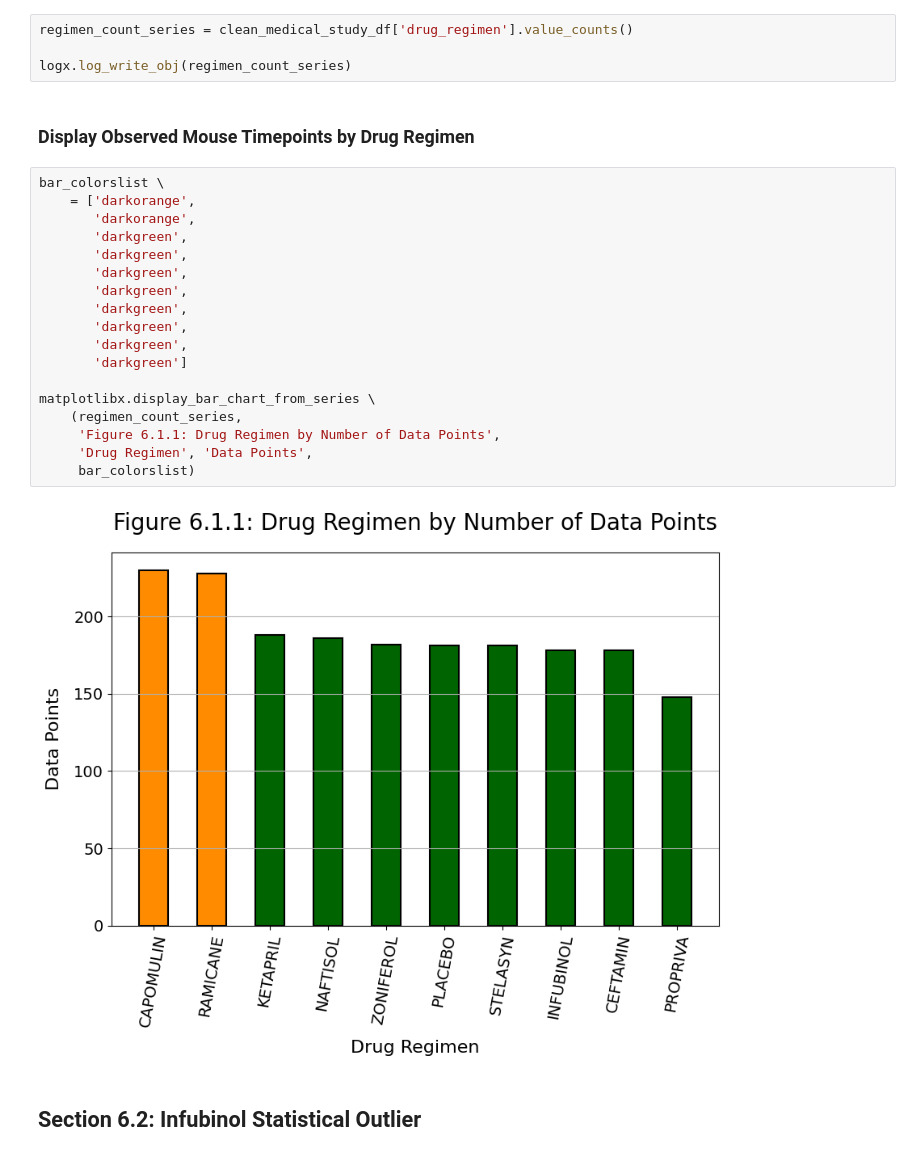
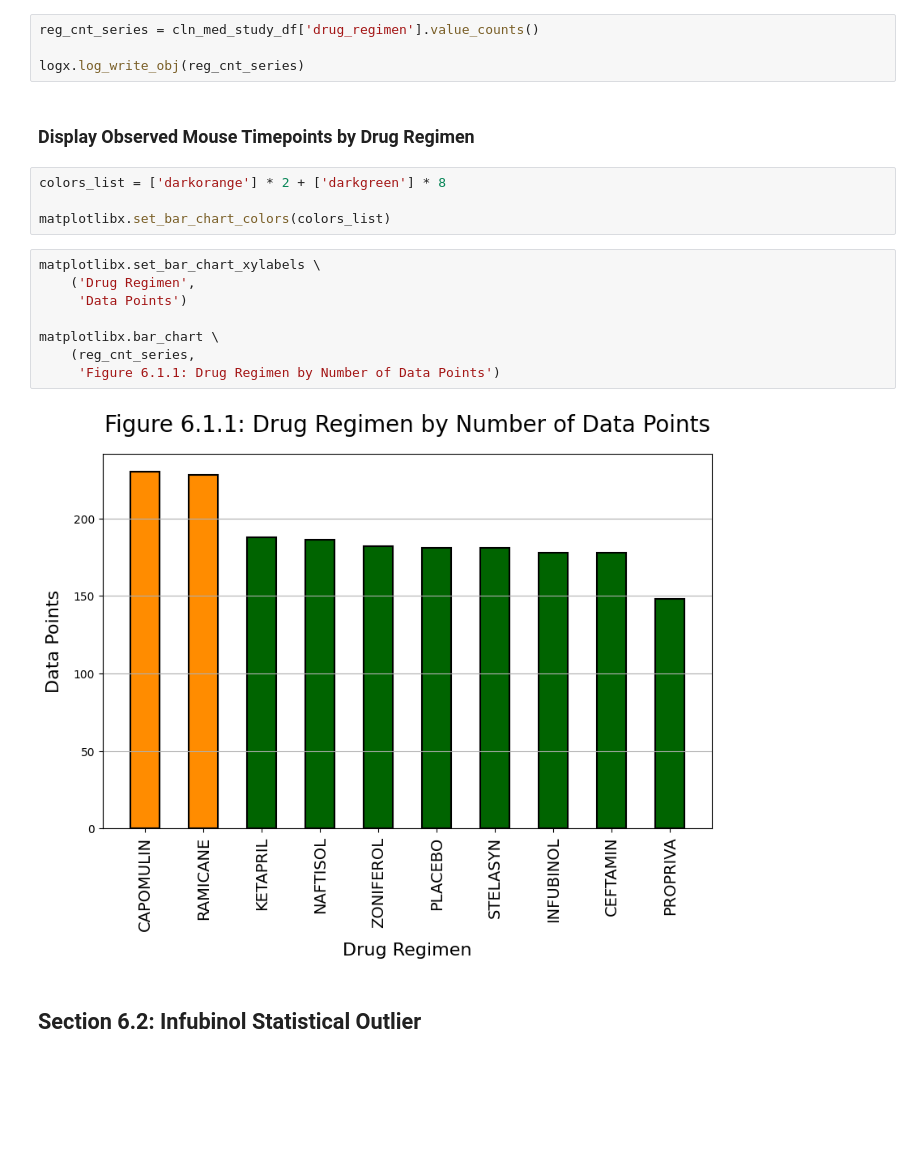
Before and after one commit to njgeorge000158/Pharmaceutical-Animal-Study-Analysis-with-Matplotlib, a Jupyter notebook: pymaceuticals.ipynb, the cells around one changed output. Saved outputs shown, nothing was run; the diff lists cells and outputs as text; blank space fills up the shorter version.

```diff
--- a/pymaceuticals.ipynb
+++ b/pymaceuticals.ipynb
@@ -882,31 +871,25 @@ matplotlibx.display_boxplots_from_series_list \
 # %% [markdown]
 ### **Calculate Number of Observed Observatons**
 # %%
-regimen_count_series = clean_medical_study_df['drug_regimen'].value_counts()
+reg_cnt_series = cln_med_study_df['drug_regimen'].value_counts()
 
-logx.log_write_obj(regimen_count_series)
+logx.log_write_obj(reg_cnt_series)
 # %% [markdown]
 ### **Display Observed Mouse Timepoints by Drug Regimen**
+# %%
+colors_list = ['darkorange'] * 2 + ['darkgreen'] * 8
+
+matplotlibx.set_bar_chart_colors(colors_list)
 # %%
-bar_colorslist \
-    = ['darkorange',
-       'darkorange',
-       'darkgreen',
-       'darkgreen',
-       'darkgreen',
-       'darkgreen',
-       'darkgreen',
-       'darkgreen',
-       'darkgreen',
-       'darkgreen']
+matplotlibx.set_bar_chart_xylabels \
+    ('Drug Regimen',
+     'Data Points')
 
-matplotlibx.display_bar_chart_from_series \
-    (regimen_count_series,
-     'Figure 6.1.1: Drug Regimen by Number of Data Points',
-     'Drug Regimen', 'Data Points',
-     bar_colorslist)
+matplotlibx.bar_chart \
+    (reg_cnt_series,
+     'Figure 6.1.1: Drug Regimen by Number of Data Points')
 # %% [output]
-[figure, old version]
+[figure, new version]
 # %% [markdown]
 ## **Section 6.2: Infubinol Statistical Outlier**
 # %% [markdown]
```
Also changed, not shown: parts of 178 cells of this notebook, 5 other files.
